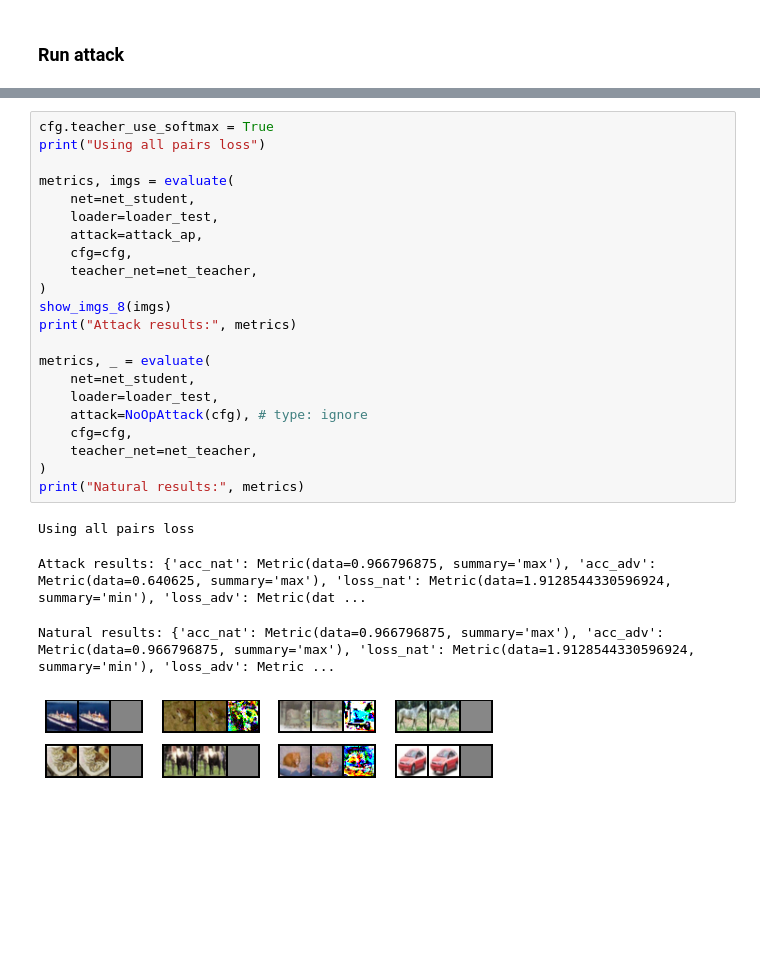
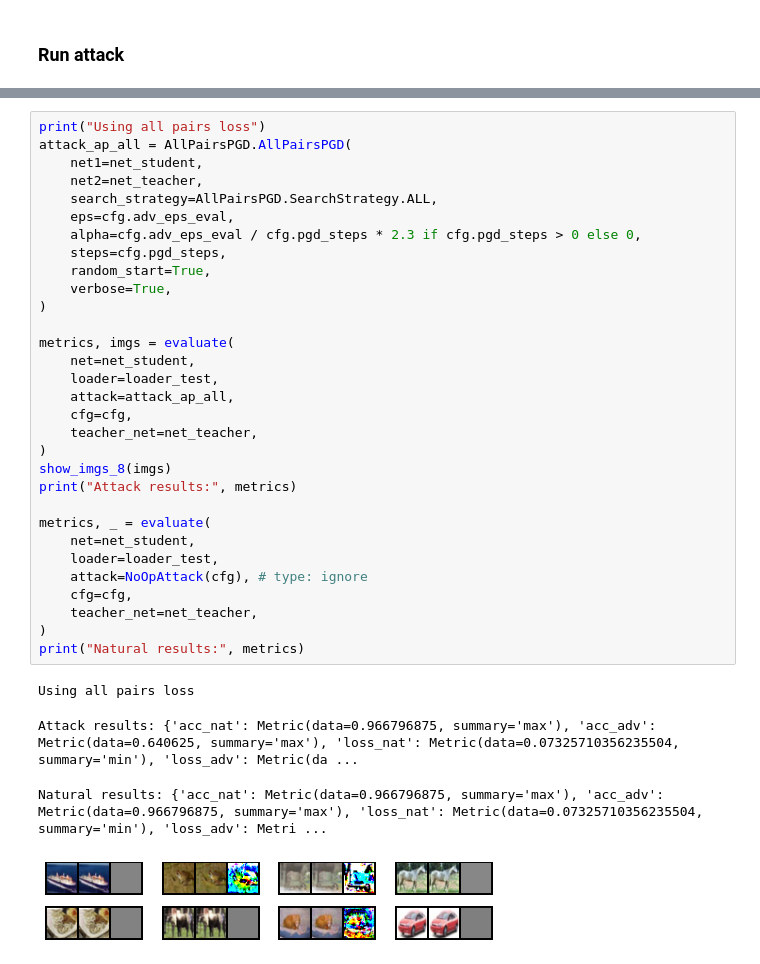
Before and after one commit to ed1d1a8d/scaling, a Jupyter notebook: notebooks/ax/cifar-student-teacher-attack-v2.ipynb, the cells around one changed output, grey strips where cells are left out. Cells and saved outputs as stored; diff of their text form; blank space fills up the shorter version.

Commit message:
Improve AllPairsPGD

```diff
--- a/notebooks/ax/cifar-student-teacher-attack-v2.ipynb
+++ b/notebooks/ax/cifar-student-teacher-attack-v2.ipynb
@@ -122,28 +204,37 @@ attack_sym = FastPGD(
 # %%
-cfg.teacher_use_softmax = True
 print("Using all pairs loss")
+attack_ap_all = AllPairsPGD.AllPairsPGD(
+    net1=net_student,
+    net2=net_teacher,
+    search_strategy=AllPairsPGD.SearchStrategy.ALL,
+    eps=cfg.adv_eps_eval,
+    alpha=cfg.adv_eps_eval / cfg.pgd_steps * 2.3 if cfg.pgd_steps > 0 else 0,
+    steps=cfg.pgd_steps,
+    random_start=True,
+    verbose=True,
+)
 
 metrics, imgs = evaluate(
     net=net_student,
     loader=loader_test,
-    attack=attack_ap,
+    attack=attack_ap_all,
     cfg=cfg,
     teacher_net=net_teacher,
 )
 show_imgs_8(imgs)
 print("Attack results:", metrics)
 
 metrics, _ = evaluate(
     net=net_student,
     loader=loader_test,
     attack=NoOpAttack(cfg), # type: ignore
     cfg=cfg,
     teacher_net=net_teacher,
 )
 print("Natural results:", metrics)
 # %% [output]
 Using all pairs loss
-Attack results: {'acc_nat': Metric(data=0.966796875, summary='max'), 'acc_adv': Metric(data=0.640625, summary='max'), 'loss_nat': Metric(data=1.9128544330596924, summary='min'), 'loss_adv': Metric(dat ...
+Attack results: {'acc_nat': Metric(data=0.966796875, summary='max'), 'acc_adv': Metric(data=0.640625, summary='max'), 'loss_nat': Metric(data=0.07325710356235504, summary='min'), 'loss_adv': Metric(da ...
-Natural results: {'acc_nat': Metric(data=0.966796875, summary='max'), 'acc_adv': Metric(data=0.966796875, summary='max'), 'loss_nat': Metric(data=1.9128544330596924, summary='min'), 'loss_adv': Metric ...
+Natural results: {'acc_nat': Metric(data=0.966796875, summary='max'), 'acc_adv': Metric(data=0.966796875, summary='max'), 'loss_nat': Metric(data=0.07325710356235504, summary='min'), 'loss_adv': Metri ...
-[figure, old version]
+[figure, new version]
 # %%
```
Also changed, not shown: parts of 10 cells of this notebook, 1 other file.
